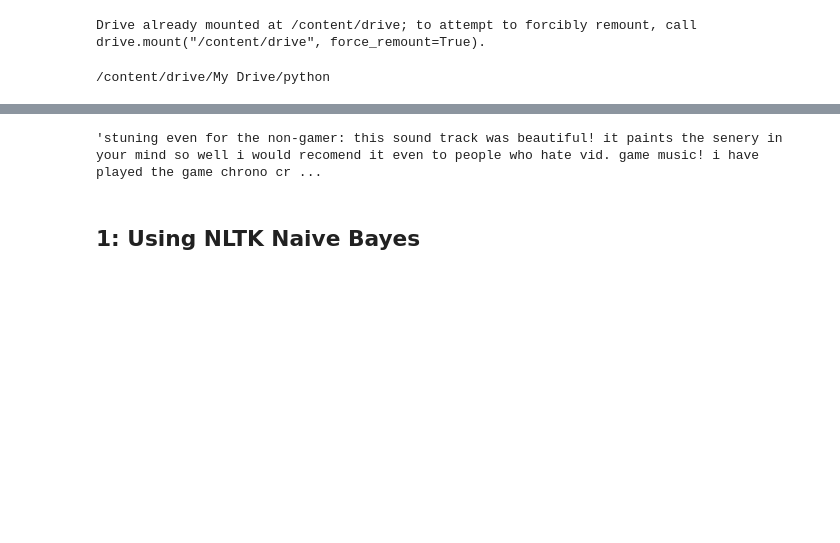
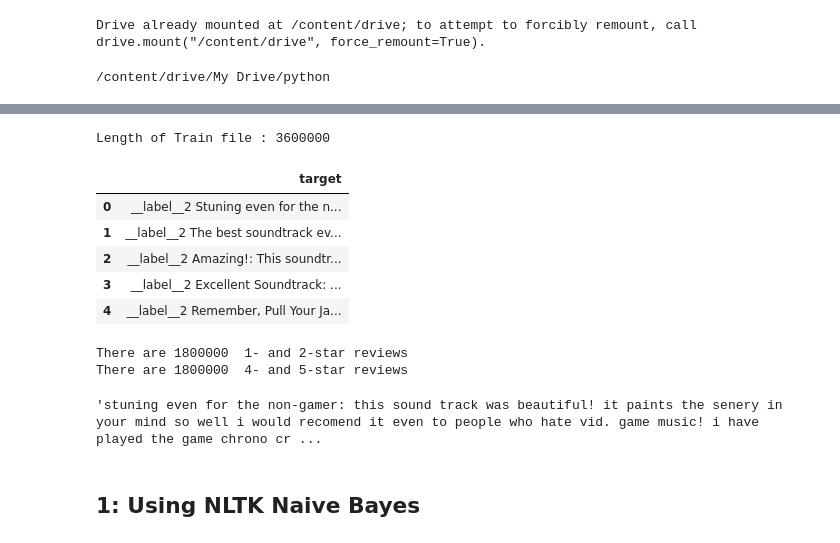
Before and after one commit to shrutikamokashi/Amazon-Reviews-for-Sentiment-Analysis, a Jupyter notebook: Amazon_dev_report.ipynb, the cells around one changed output, grey strips where cells are left out. Saved outputs shown, nothing was run; the diff lists cells and outputs as text; code cells hidden in the pictures; blank space fills up the shorter version.

```diff
--- a/Amazon_dev_report.ipynb
+++ b/Amazon_dev_report.ipynb
@@ -126,6 +126,31 @@ gc.collect()
 ## Convert from raw binary strings to strings that can be parsed
 train_file_lines = [x.decode('utf-8') for x in train_file_lines]
 test_file_lines = [x.decode('utf-8') for x in test_file_lines]
+# %%
+# interpret the training data
+print("Length of Train file : "+str(len(train_file_lines)))
+# Data Prep
+data = pd.DataFrame(train_file_lines,columns={'target'})
+data.head(5)
+# %% [output]
+Length of Train file : 3600000
+|  | target |
+| 0 | __label__2 Stuning even for the n... |
+| 1 | __label__2 The best soundtrack ev... |
+| 2 | __label__2 Amazing!: This soundtr... |
+| 3 | __label__2 Excellent Soundtrack: ... |
+| 4 | __label__2 Remember, Pull Your Ja... |
+# %%
+lab1_count = data['target'].str.contains('__label__1').sum()
+if lab1_count>0:
+    print ("There are {m}  1- and 2-star reviews".format(m=lab1_count))
+
+lab2_count = data['target'].str.contains('__label__2').sum()
+if lab2_count>0:
+    print ("There are {m}  4- and 5-star reviews".format(m=lab2_count))
+# %% [output]
+There are 1800000  1- and 2-star reviews
+There are 1800000  4- and 5-star reviews
 # %%
 train_labels = [0 if x.split(' ')[0] == '__label__1' else 1 for x in train_file_lines]
 train_sentences = [x.split(' ', 1)[1][:-1].lower() for x in train_file_lines]
```
Also changed, not shown: parts of 2 cells of this notebook.
